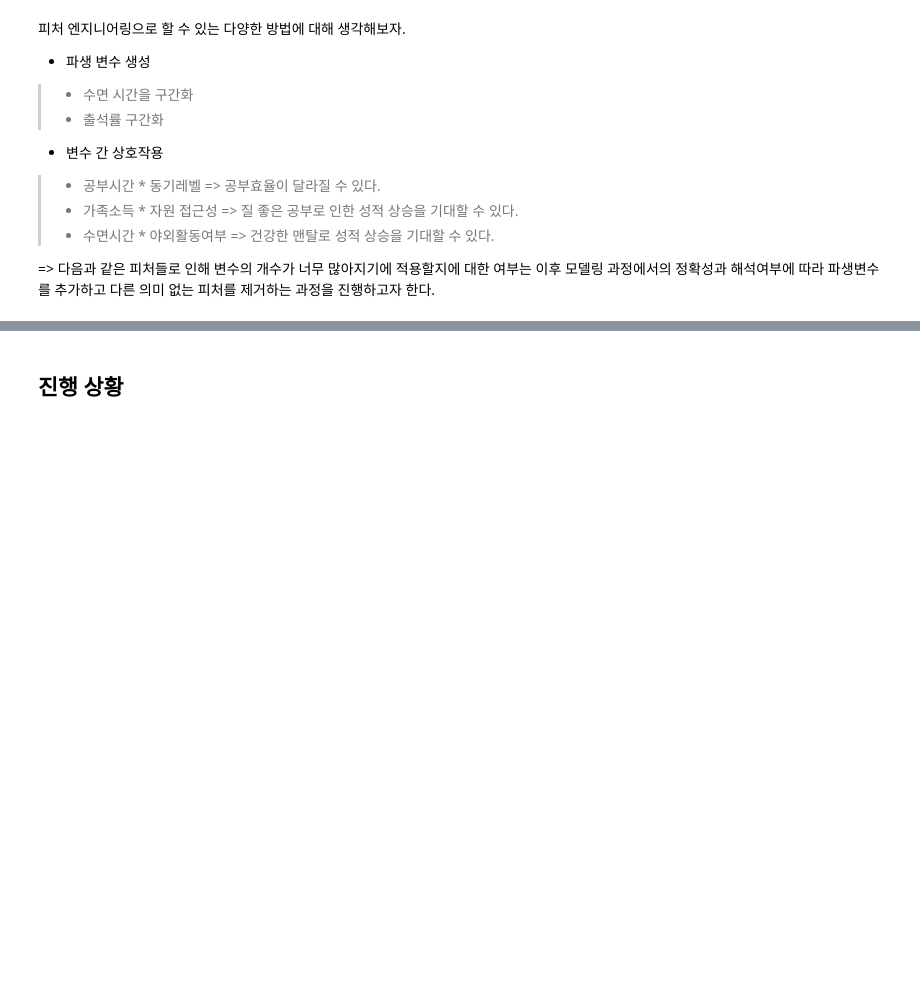
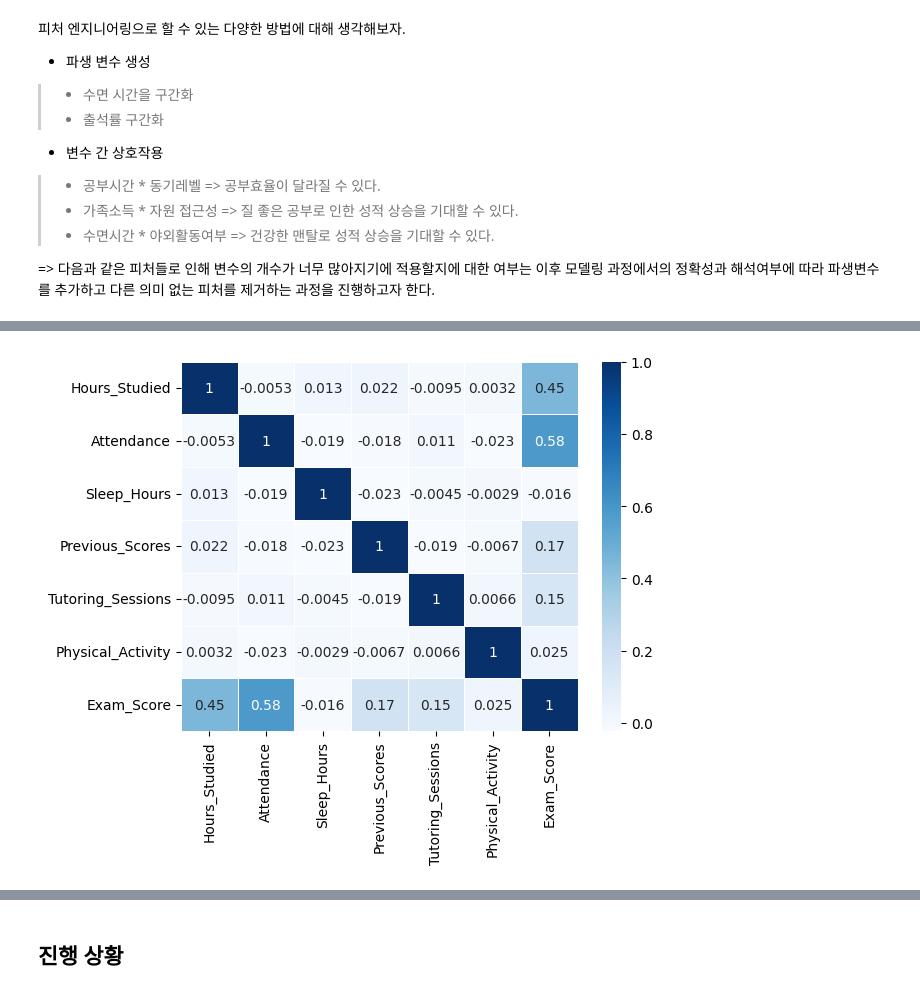
Before and after one commit to team-epoch/EPOCH_4th_TASK, a Jupyter notebook: 4th_TASK/DevelopTeam/Pilot/week2/4기_박정민.ipynb, the cells around one changed output, grey strips where cells are left out. Saved outputs shown, nothing was run; the diff lists cells and outputs as text; code cells hidden in the pictures; blank space fills up the shorter version.

```diff
--- a/4th_TASK/DevelopTeam/Pilot/week2/4기_박정민.ipynb
+++ b/4th_TASK/DevelopTeam/Pilot/week2/4기_박정민.ipynb
@@ -466,0 +493,5 @@ print("테스트 데이터 shape:", X_test_scaled.shape)
+# %%
+sns.heatmap(data = df_linear[num_cols].corr(), annot=True, cmap='Blues', linewidths=0.5)
+plt.show()
+# %% [output]
+[figure, added]
```
Also changed, not shown: parts of 9 cells of this notebook.
